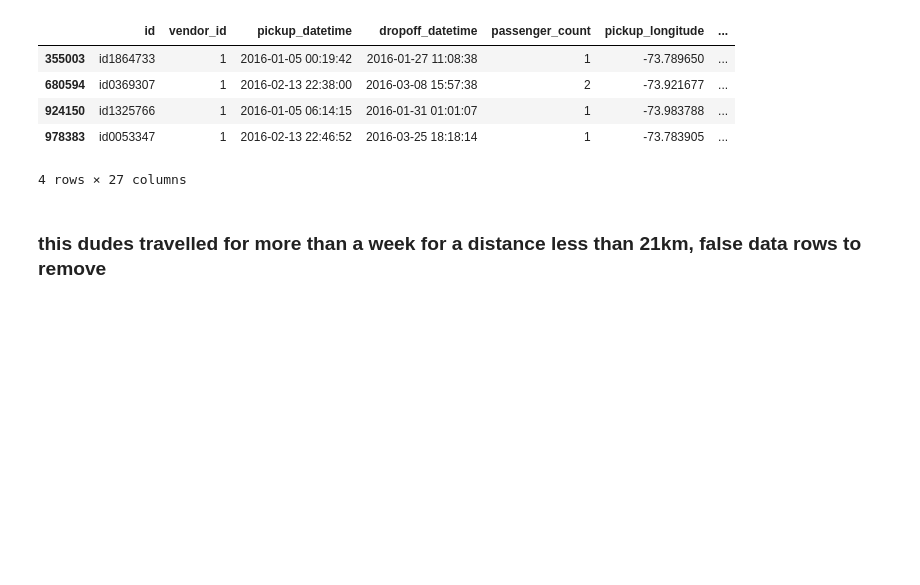
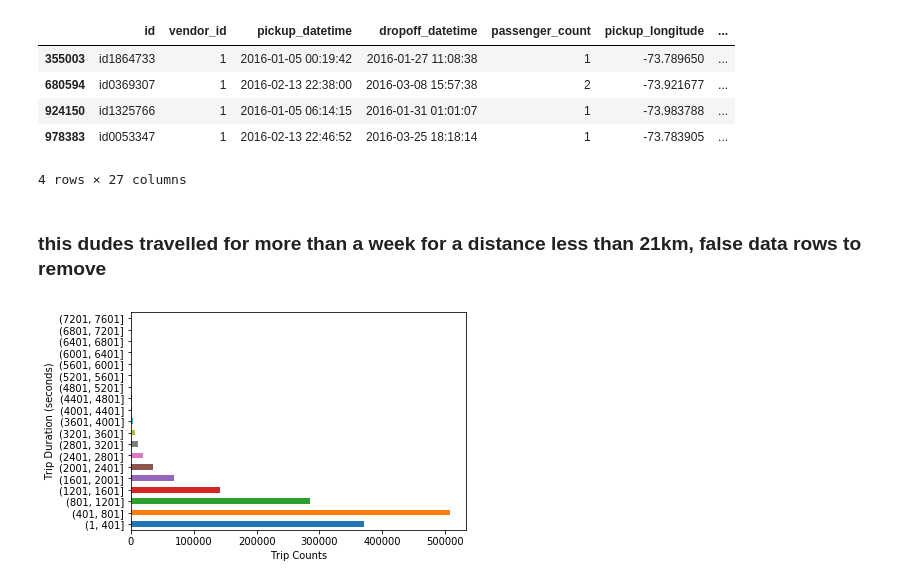
Before and after one commit to teamf3b/NYtaxy, a Jupyter notebook: Data exploration Taxi NY.ipynb, the cells around one changed output. Drawn from its saved outputs; the diff is of its cells as text; code cells hidden in the pictures; blank space fills up the shorter version.

```diff
--- a/Data exploration Taxi NY.ipynb
+++ b/Data exploration Taxi NY.ipynb
@@ -730,3 +707,5 @@ taxi_train2.loc[taxi_train2['speed']==0, 'speed'].count()
 # %% [markdown]
 ### more than 150 km/h is incredibly high in NY, we can remove these lines
 ### a trip of 0 km/h may correspond to distance = 0km found above
+# %%
+taxi_train2 = taxi_train2[taxi_train2['speed'] <= 110]
@@ -763,3 +744,12 @@ taxi_train2[taxi_train2['trip_duration']> 24*3600].head()
 4 rows × 27 columns
 # %% [markdown]
 ### this dudes travelled for more than a week for a distance less than 21km, false data rows to remove
+# %%
+taxi_train2 = taxi_train2[taxi_train2['trip_duration'] <= 86400]
+# %%
+taxi_train2['trip_duration'].groupby(pd.cut(taxi_train2['trip_duration'], np.arange(1,8000,400))).count().plot(kind='barh')
+plt.xlabel('Trip Counts')
+plt.ylabel('Trip Duration (seconds)')
+plt.show()
+# %% [output]
+[figure, added]
```
Also changed, not shown: parts of 29 cells of this notebook.
